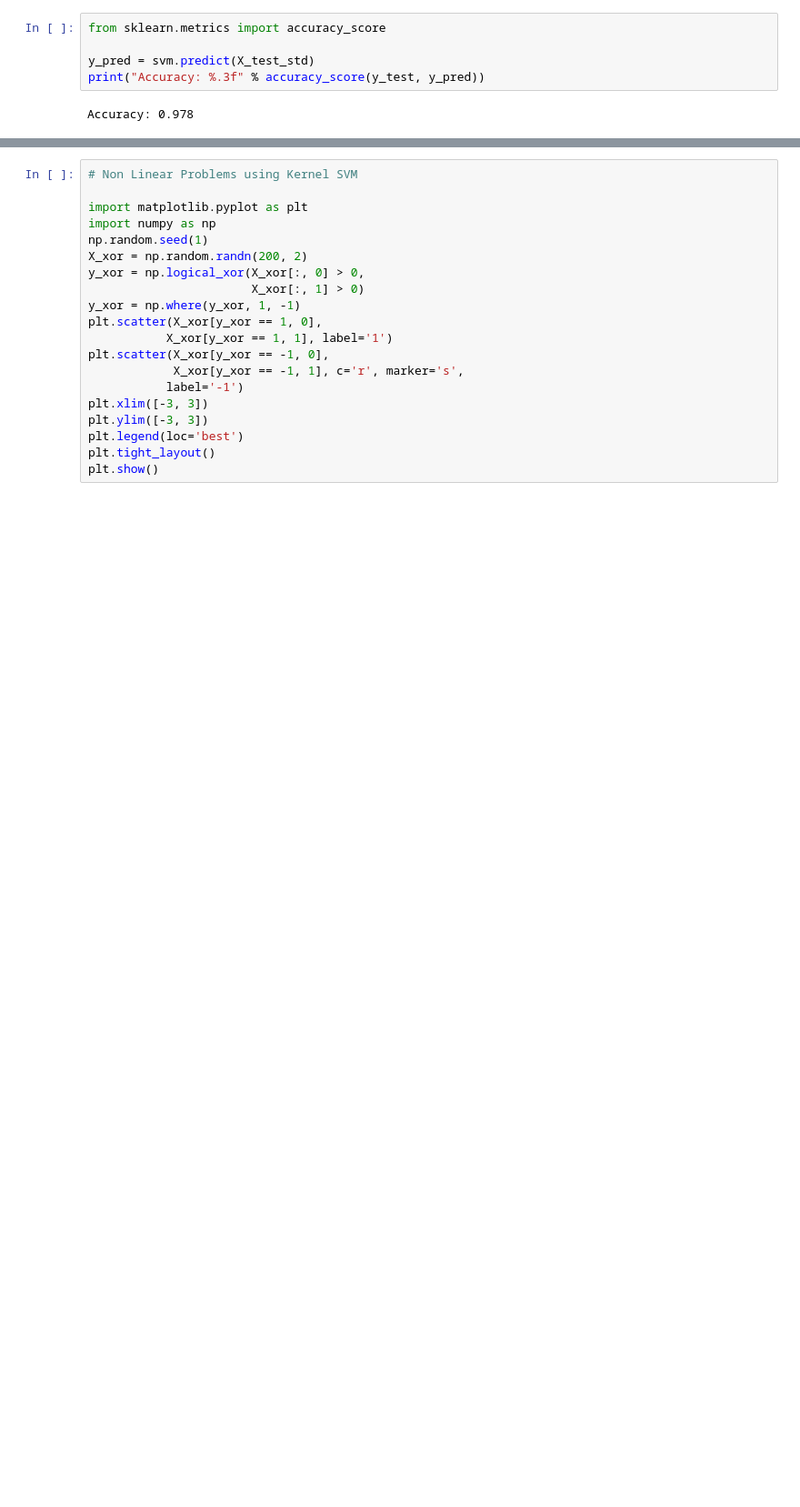
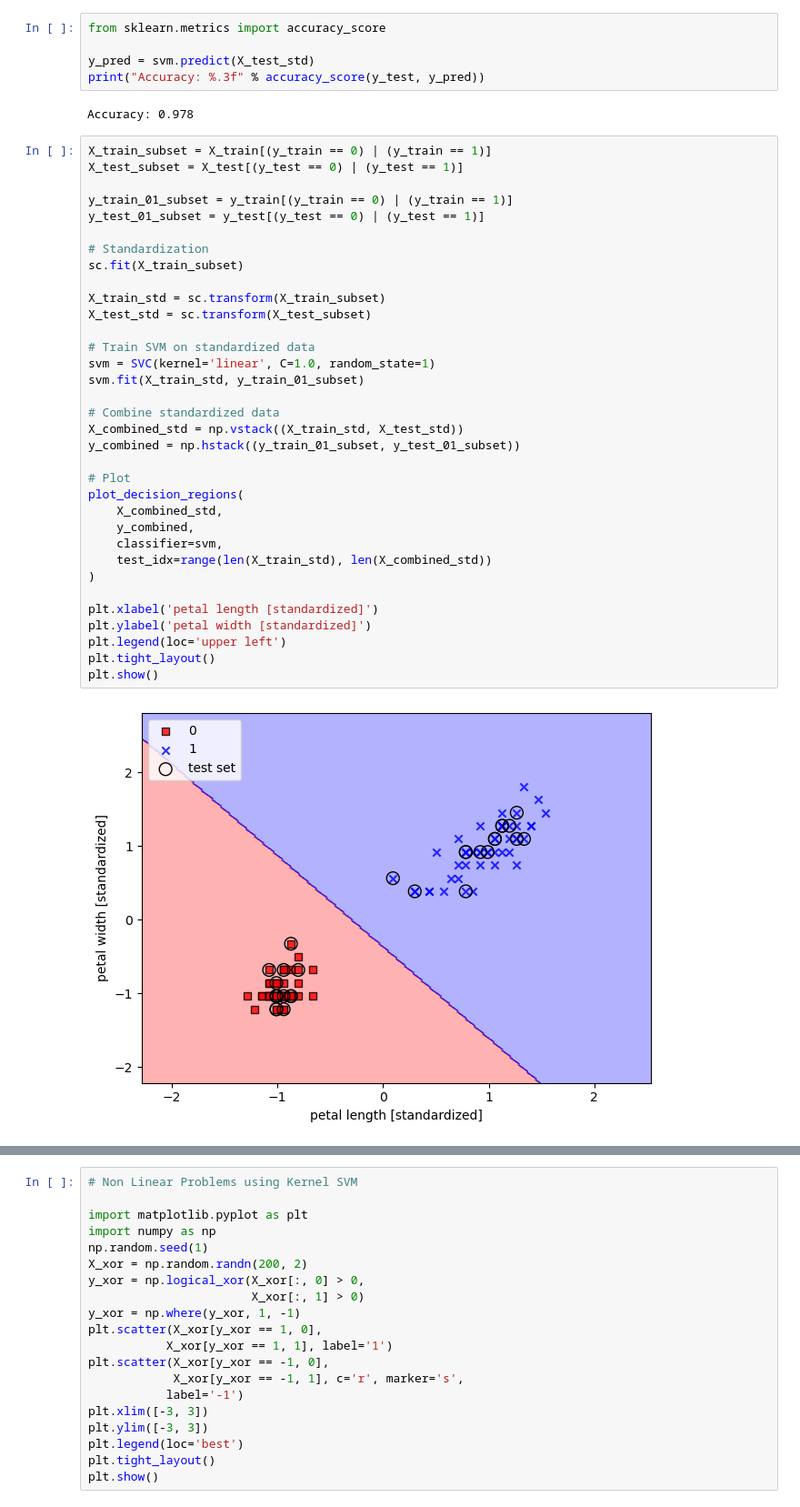
Before and after one commit to SayedMohamedSaqib/Comprehensive-Machine-Learning_Repository, a Jupyter notebook: 2_Getting_Started_With_Scikit-Learn/SVM_Sklearn.ipynb, the cells around one changed output, grey strips where cells are left out. Shown at 91% size. Drawn from its saved outputs; the diff is of its cells as text; blank space fills up the shorter version.

Commit message:
Compared Numpy SVM and Scikit Learn Linear SVM

```diff
--- a/2_Getting_Started_With_Scikit-Learn/SVM_Sklearn.ipynb
+++ b/2_Getting_Started_With_Scikit-Learn/SVM_Sklearn.ipynb
@@ -128,3 +128,39 @@ y_pred = svm.predict(X_test_std)
 print("Accuracy: %.3f" % accuracy_score(y_test, y_pred))
 # %% [output]
 Accuracy: 0.978
+# %%
+X_train_subset = X_train[(y_train == 0) | (y_train == 1)]
+X_test_subset = X_test[(y_test == 0) | (y_test == 1)]
+
+y_train_01_subset = y_train[(y_train == 0) | (y_train == 1)]
+y_test_01_subset = y_test[(y_test == 0) | (y_test == 1)]
+
+# Standardization
+sc.fit(X_train_subset)
+
+X_train_std = sc.transform(X_train_subset)
+X_test_std = sc.transform(X_test_subset)
+
+# Train SVM on standardized data
+svm = SVC(kernel='linear', C=1.0, random_state=1)
+svm.fit(X_train_std, y_train_01_subset)
+
+# Combine standardized data
+X_combined_std = np.vstack((X_train_std, X_test_std))
+y_combined = np.hstack((y_train_01_subset, y_test_01_subset))
+
+# Plot
+plot_decision_regions(
+    X_combined_std,
+    y_combined,
+    classifier=svm,
+    test_idx=range(len(X_train_std), len(X_combined_std))
+)
+
+plt.xlabel('petal length [standardized]')
+plt.ylabel('petal width [standardized]')
+plt.legend(loc='upper left')
+plt.tight_layout()
+plt.show()
+# %% [output]
+[figure, added]
```
Also changed, not shown: parts of 1 cell of this notebook.
